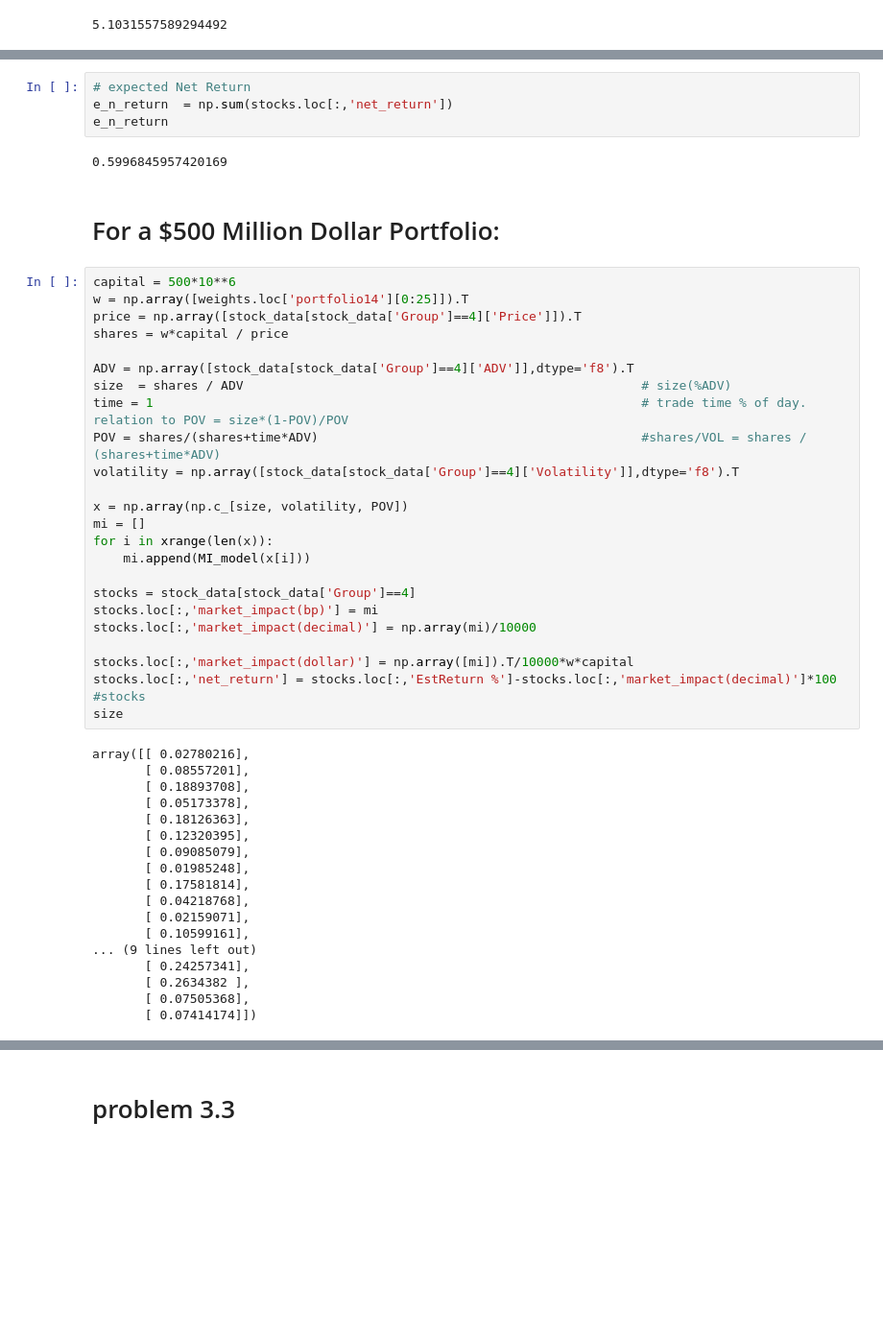
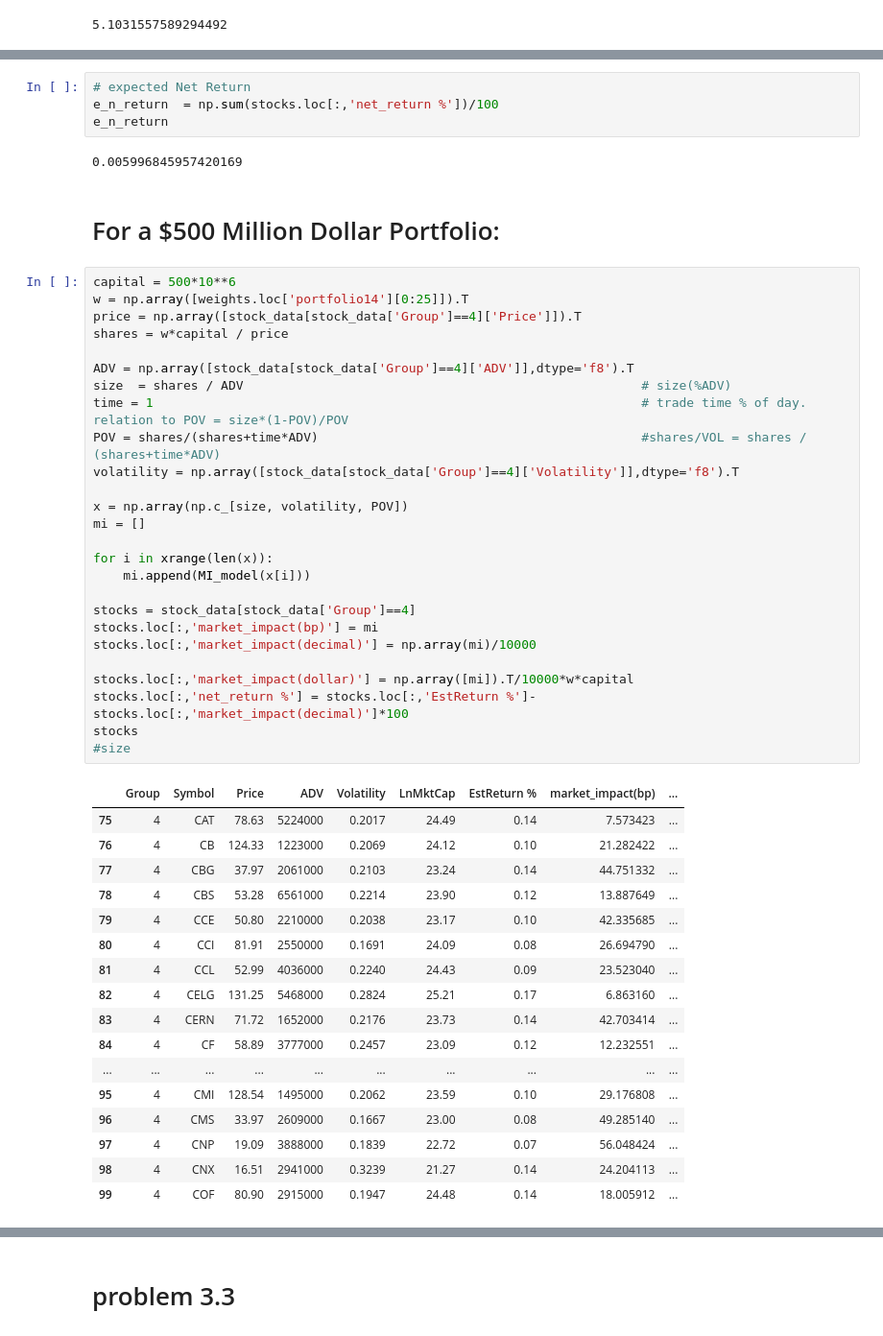
Before and after one commit to bjd1111/Finance, a Jupyter notebook: algo trading/problem3.ipynb, the cells around one changed output, grey strips where cells are left out. Shown at 96% size. Saved outputs shown, nothing was run; the diff lists cells and outputs as text; blank space fills up the shorter version.

```diff
--- a/algo trading/problem3.ipynb
+++ b/algo trading/problem3.ipynb
@@ -205,53 +195,54 @@ See the caveats in the documentation: http://pandas.pydata.org/pandas-docs/stabl
 | 99 | 4 | COF | 80.90 | 2915000 | 0.1947 | 24.48 | 0.14 | 4.393129 | ... |
 # %%
 # expected Net Return
-e_n_return  = np.sum(stocks.loc[:,'net_return'])
+e_n_return  = np.sum(stocks.loc[:,'net_return %'])/100
 e_n_return
 # %% [output]
-0.5996845957420169
+0.005996845957420169
 # %% [markdown]
 # For a $500 Million Dollar Portfolio:
 # %%
 capital = 500*10**6
 w = np.array([weights.loc['portfolio14'][0:25]]).T
 price = np.array([stock_data[stock_data['Group']==4]['Price']]).T
 shares = w*capital / price
 
 ADV = np.array([stock_data[stock_data['Group']==4]['ADV']],dtype='f8').T
 size  = shares / ADV                                                     # size(%ADV)
 time = 1                                                                 # trade time % of day. relation to POV = size*(1-POV)/POV
 POV = shares/(shares+time*ADV)                                           #shares/VOL = shares / (shares+time*ADV)
 volatility = np.array([stock_data[stock_data['Group']==4]['Volatility']],dtype='f8').T
 
 x = np.array(np.c_[size, volatility, POV])
 mi = []
+
 for i in xrange(len(x)):
     mi.append(MI_model(x[i]))
 
 stocks = stock_data[stock_data['Group']==4]
 stocks.loc[:,'market_impact(bp)'] = mi
 stocks.loc[:,'market_impact(decimal)'] = np.array(mi)/10000
 
 stocks.loc[:,'market_impact(dollar)'] = np.array([mi]).T/10000*w*capital
-stocks.loc[:,'net_return'] = stocks.loc[:,'EstReturn %']-stocks.loc[:,'market_impact(decimal)']*100
-#stocks
-size
+stocks.loc[:,'net_return %'] = stocks.loc[:,'EstReturn %']-stocks.loc[:,'market_impact(decimal)']*100
+stocks
+#size
 # %% [output]
-array([[ 0.02780216],
-       [ 0.08557201],
-       [ 0.18893708],
-       [ 0.05173378],
-       [ 0.18126363],
-       [ 0.12320395],
-       [ 0.09085079],
-       [ 0.01985248],
-       [ 0.17581814],
-       [ 0.04218768],
-       [ 0.02159071],
-       [ 0.10599161],
-... (9 lines left out)
-       [ 0.24257341],
-       [ 0.2634382 ],
-       [ 0.07505368],
-       [ 0.07414174]])
+|  | Group | Symbol | Price | ADV | Volatility | LnMktCap | EstReturn % | market_impact(bp) | ... |
+| 75 | 4 | CAT | 78.63 | 5224000 | 0.2017 | 24.49 | 0.14 | 7.573423 | ... |
+| 76 | 4 | CB | 124.33 | 1223000 | 0.2069 | 24.12 | 0.10 | 21.282422 | ... |
+| 77 | 4 | CBG | 37.97 | 2061000 | 0.2103 | 23.24 | 0.14 | 44.751332 | ... |
+| 78 | 4 | CBS | 53.28 | 6561000 | 0.2214 | 23.90 | 0.12 | 13.887649 | ... |
+| 79 | 4 | CCE | 50.80 | 2210000 | 0.2038 | 23.17 | 0.10 | 42.335685 | ... |
+| 80 | 4 | CCI | 81.91 | 2550000 | 0.1691 | 24.09 | 0.08 | 26.694790 | ... |
+| 81 | 4 | CCL | 52.99 | 4036000 | 0.2240 | 24.43 | 0.09 | 23.523040 | ... |
+| 82 | 4 | CELG | 131.25 | 5468000 | 0.2824 | 25.21 | 0.17 | 6.863160 | ... |
+| 83 | 4 | CERN | 71.72 | 1652000 | 0.2176 | 23.73 | 0.14 | 42.703414 | ... |
+| 84 | 4 | CF | 58.89 | 3777000 | 0.2457 | 23.09 | 0.12 | 12.232551 | ... |
+| ... | ... | ... | ... | ... | ... | ... | ... | ... | ... |
+| 95 | 4 | CMI | 128.54 | 1495000 | 0.2062 | 23.59 | 0.10 | 29.176808 | ... |
+| 96 | 4 | CMS | 33.97 | 2609000 | 0.1667 | 23.00 | 0.08 | 49.285140 | ... |
+| 97 | 4 | CNP | 19.09 | 3888000 | 0.1839 | 22.72 | 0.07 | 56.048424 | ... |
+| 98 | 4 | CNX | 16.51 | 2941000 | 0.3239 | 21.27 | 0.14 | 24.204113 | ... |
+| 99 | 4 | COF | 80.90 | 2915000 | 0.1947 | 24.48 | 0.14 | 18.005912 | ... |
 # %%
```
Also changed, not shown: parts of 10 cells of this notebook.
